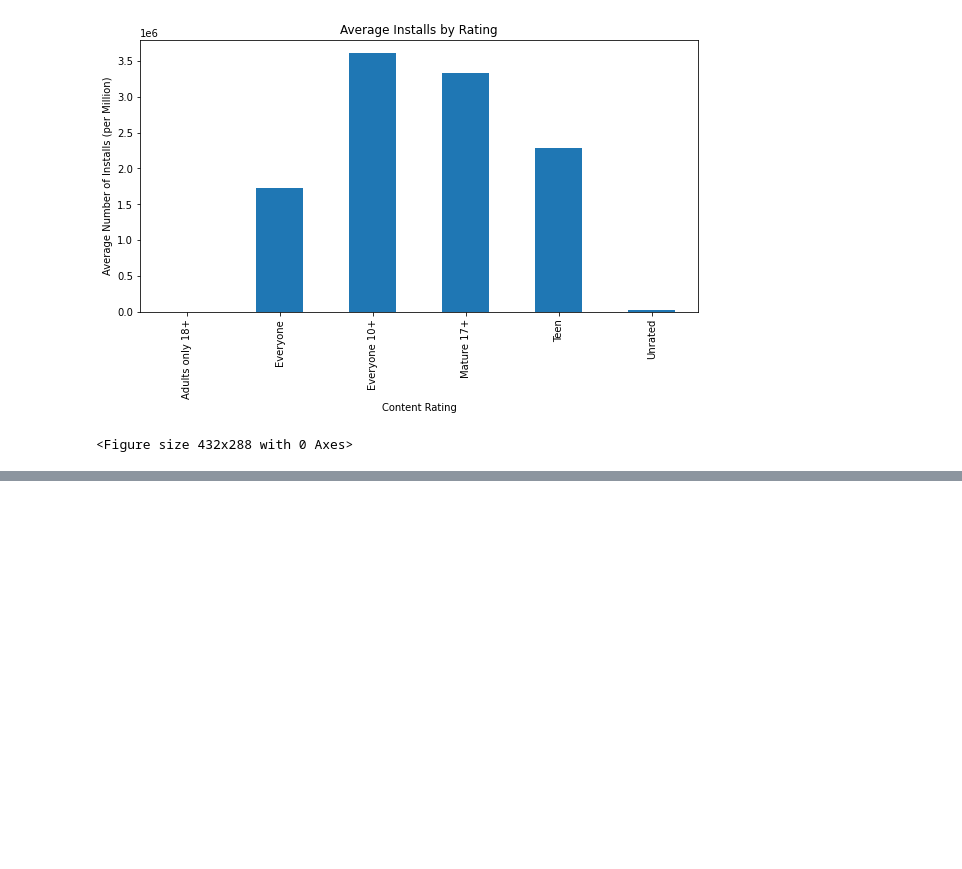
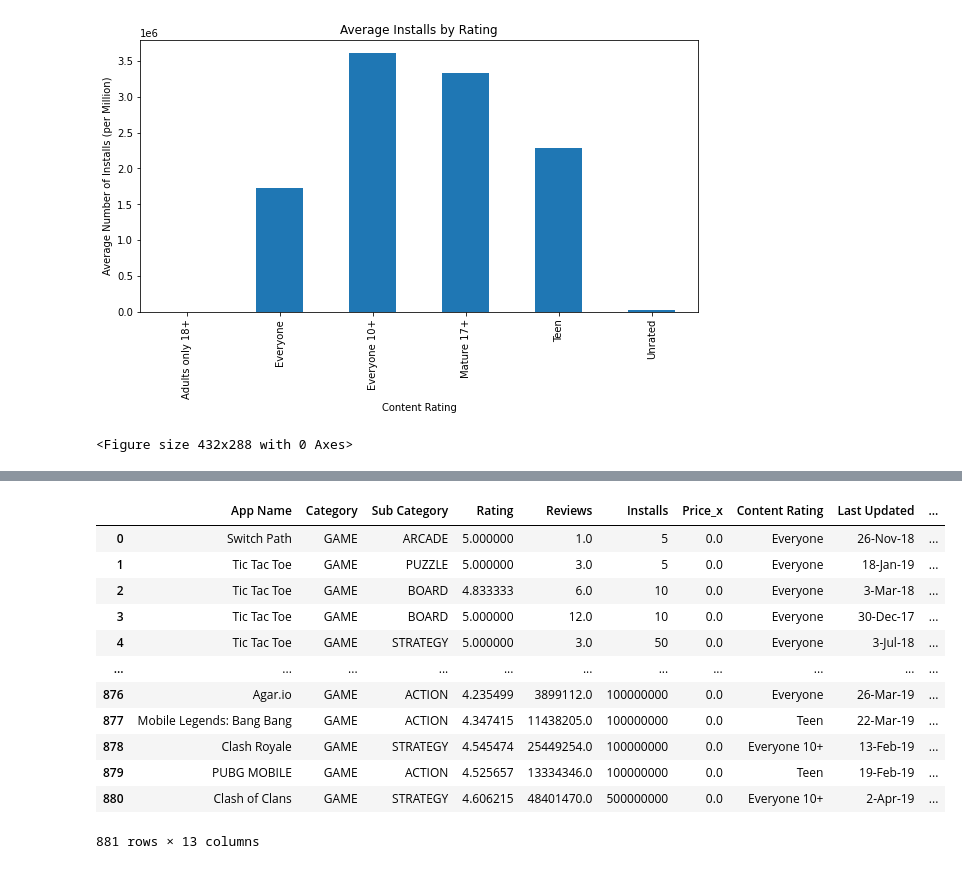
Before and after one commit to britchin/project_one, a Jupyter notebook: project_one.ipynb, the cells around one changed output, grey strips where cells are left out. Cells and saved outputs as stored; diff of their text form; code cells hidden in the pictures; blank space fills up the shorter version.

```diff
--- a/project_one.ipynb
+++ b/project_one.ipynb
@@ -690,0 +693,6 @@ plt.tight_layout()
+# %%
+# read in apple app store csv data
+appstore_csv_path = "Resources/appstore_games.csv"
+
+apple_df = pd.read_csv(appstore_csv_path)
+apple_df.head()
@@ -690,0 +706,3 @@ plt.tight_layout()
+# %%
+apple_df_update = apple_df.drop(columns=['URL','ID','Subtitle','Icon URL', 'In-app Purchases', 'Description','Developer','Age Rating','Languages','Size','Primary Genre','Genres','Original Release Date','Current Version Release Date'], axis=1)
+apple_df_update.head()
@@ -690,0 +716,17 @@ plt.tight_layout()
+# %%
+combined_game = pd.merge(game_df, apple_df_update, left_on='App Name', right_on='Name')
+combined_game
+# %% [output]
+|  | App Name | Category | Sub Category | Rating | Reviews | Installs | Price_x | Content Rating | Last Updated | ... |
+| 0 | Switch Path | GAME | ARCADE | 5.000000 | 1.0 | 5 | 0.0 | Everyone | 26-Nov-18 | ... |
+| 1 | Tic Tac Toe | GAME | PUZZLE | 5.000000 | 3.0 | 5 | 0.0 | Everyone | 18-Jan-19 | ... |
+| 2 | Tic Tac Toe | GAME | BOARD | 4.833333 | 6.0 | 10 | 0.0 | Everyone | 3-Mar-18 | ... |
+| 3 | Tic Tac Toe | GAME | BOARD | 5.000000 | 12.0 | 10 | 0.0 | Everyone | 30-Dec-17 | ... |
+| 4 | Tic Tac Toe | GAME | STRATEGY | 5.000000 | 3.0 | 50 | 0.0 | Everyone | 3-Jul-18 | ... |
+| ... | ... | ... | ... | ... | ... | ... | ... | ... | ... | ... |
+| 876 | Agar.io | GAME | ACTION | 4.235499 | 3899112.0 | 100000000 | 0.0 | Everyone | 26-Mar-19 | ... |
+| 877 | Mobile Legends: Bang Bang | GAME | ACTION | 4.347415 | 11438205.0 | 100000000 | 0.0 | Teen | 22-Mar-19 | ... |
+| 878 | Clash Royale | GAME | STRATEGY | 4.545474 | 25449254.0 | 100000000 | 0.0 | Everyone 10+ | 13-Feb-19 | ... |
+| 879 | PUBG MOBILE | GAME | ACTION | 4.525657 | 13334346.0 | 100000000 | 0.0 | Teen | 19-Feb-19 | ... |
+| 880 | Clash of Clans | GAME | STRATEGY | 4.606215 | 48401470.0 | 500000000 | 0.0 | Everyone 10+ | 2-Apr-19 | ... |
+881 rows × 13 columns
```
Also changed, not shown: parts of 13 cells of this notebook.
